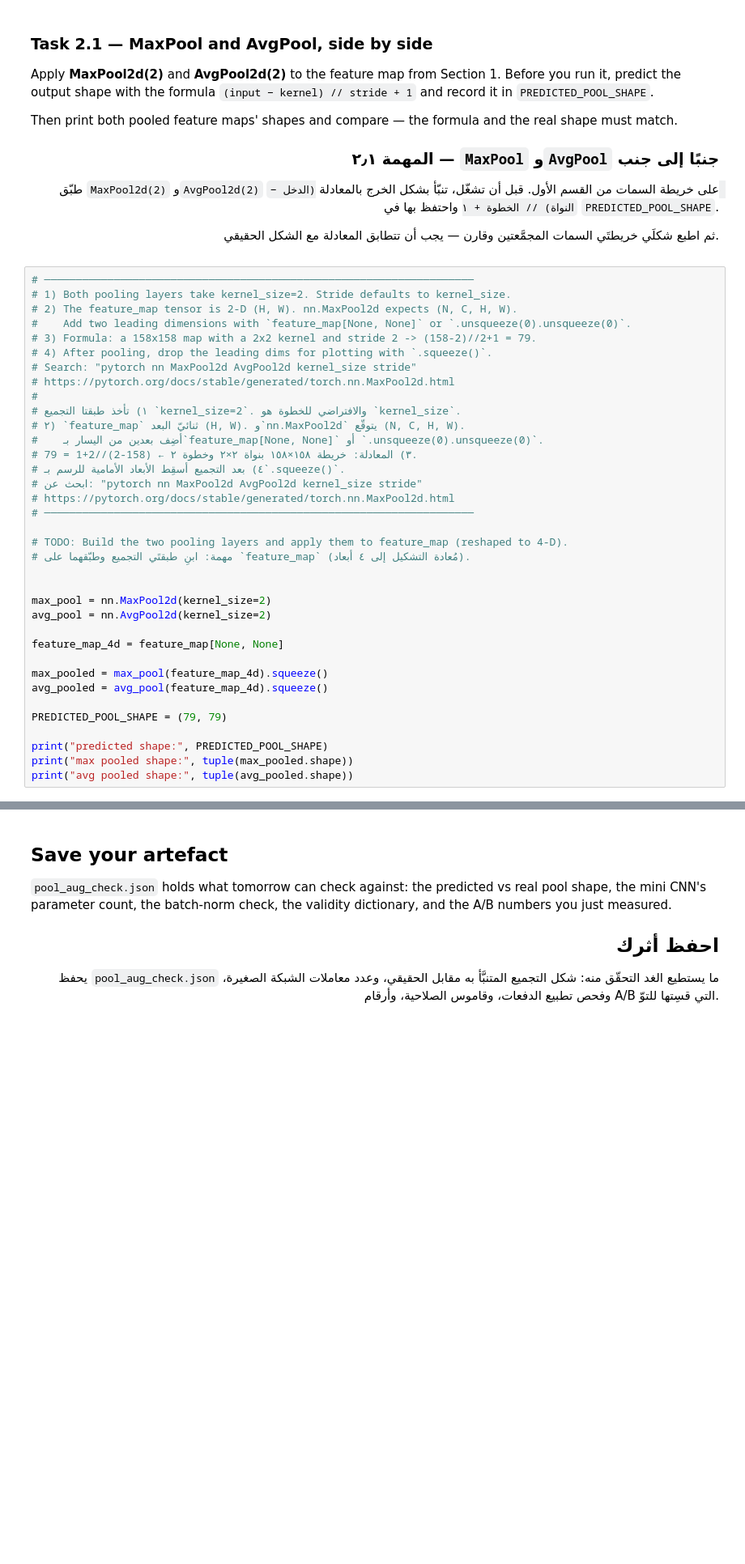
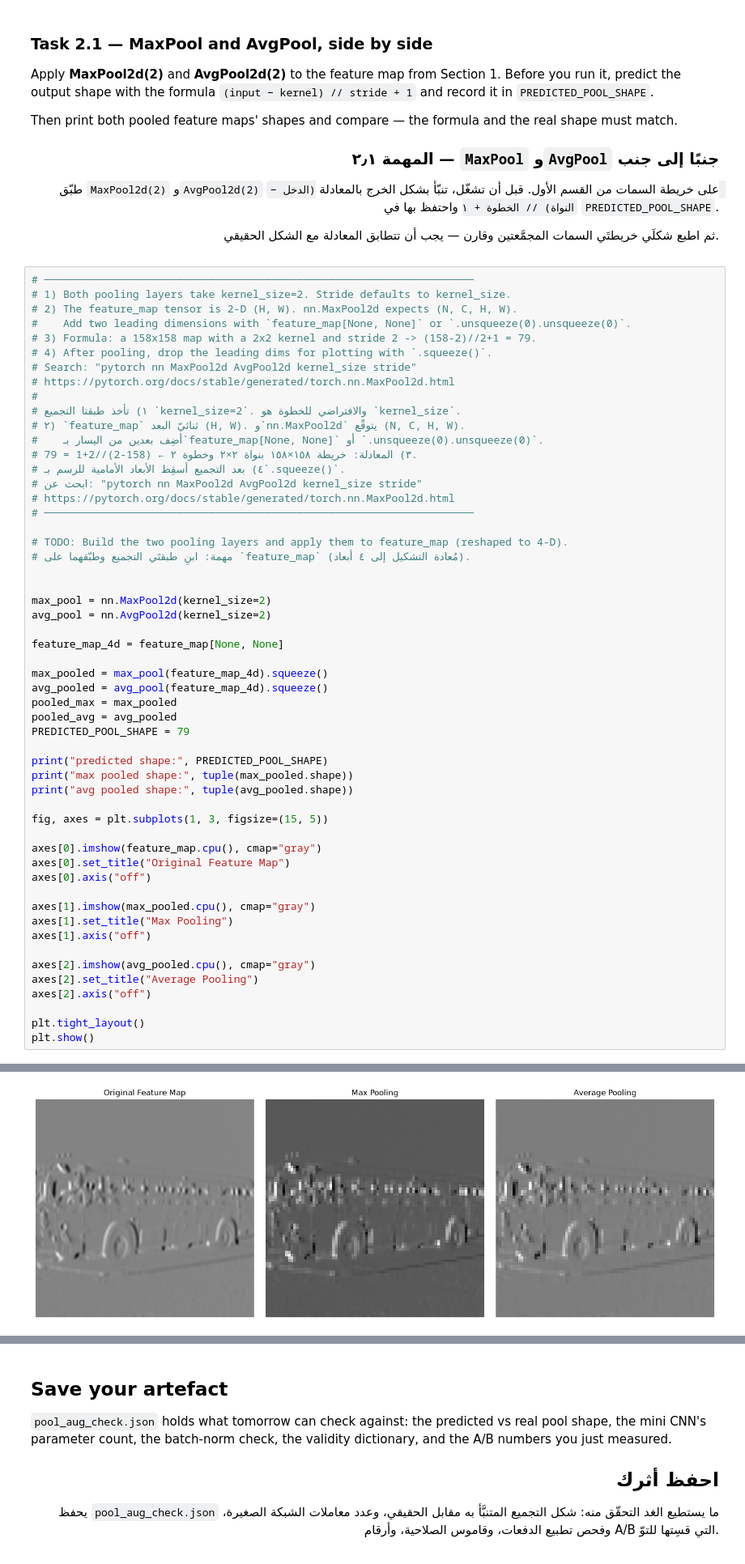
Before and after one commit to DMN83/AIEP_Olo_student, a Jupyter notebook: week_4_cnn_finetuning/labs/D1_pool_aug/D1_pool_aug_blank.ipynb, the cells around one changed output, grey strips where cells are left out. Shown at 81% size. Cells and saved outputs as stored; diff of their text form; blank space fills up the shorter version.

```diff
--- a/week_4_cnn_finetuning/labs/D1_pool_aug/D1_pool_aug_blank.ipynb
+++ b/week_4_cnn_finetuning/labs/D1_pool_aug/D1_pool_aug_blank.ipynb
@@ -402,10 +402,28 @@ feature_map_4d = feature_map[None, None]
 
 max_pooled = max_pool(feature_map_4d).squeeze()
 avg_pooled = avg_pool(feature_map_4d).squeeze()
-
-PREDICTED_POOL_SHAPE = (79, 79)
+pooled_max = max_pooled
+pooled_avg = avg_pooled
+PREDICTED_POOL_SHAPE = 79
 
 print("predicted shape:", PREDICTED_POOL_SHAPE)
 print("max pooled shape:", tuple(max_pooled.shape))
 print("avg pooled shape:", tuple(avg_pooled.shape))
+
+fig, axes = plt.subplots(1, 3, figsize=(15, 5))
+
+axes[0].imshow(feature_map.cpu(), cmap="gray")
+axes[0].set_title("Original Feature Map")
+axes[0].axis("off")
+
+axes[1].imshow(max_pooled.cpu(), cmap="gray")
+axes[1].set_title("Max Pooling")
+axes[1].axis("off")
+
+axes[2].imshow(avg_pooled.cpu(), cmap="gray")
+axes[2].set_title("Average Pooling")
+axes[2].axis("off")
+
+plt.tight_layout()
+plt.show()
 # %% [output]
@@ -413,5 +431,6 @@ predicted shape: (79, 79)
 max pooled shape: (79, 79)
 avg pooled shape: (79, 79)
+[figure, added]
 # %% [markdown]
 ### Task 2.2 — Pooling inside a mini CNN
 
```
Also changed, not shown: parts of 8 cells of this notebook.
